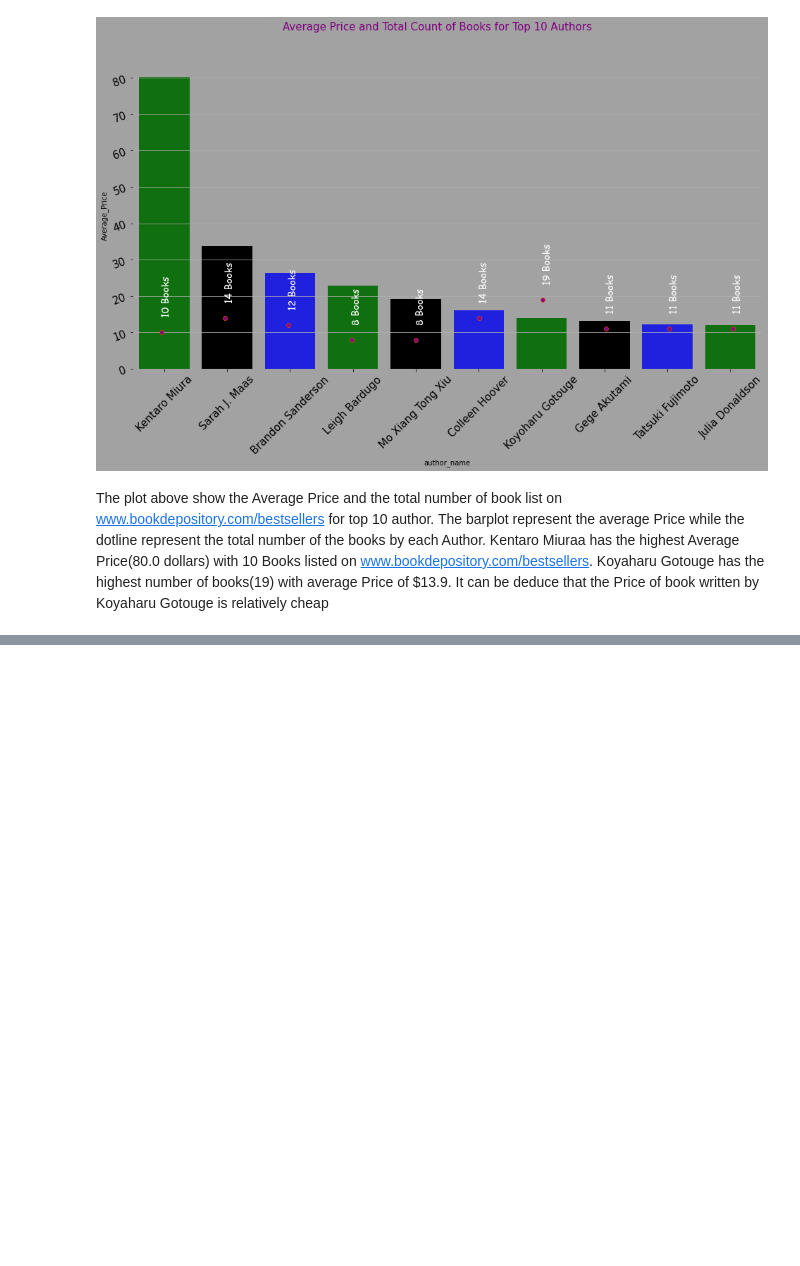
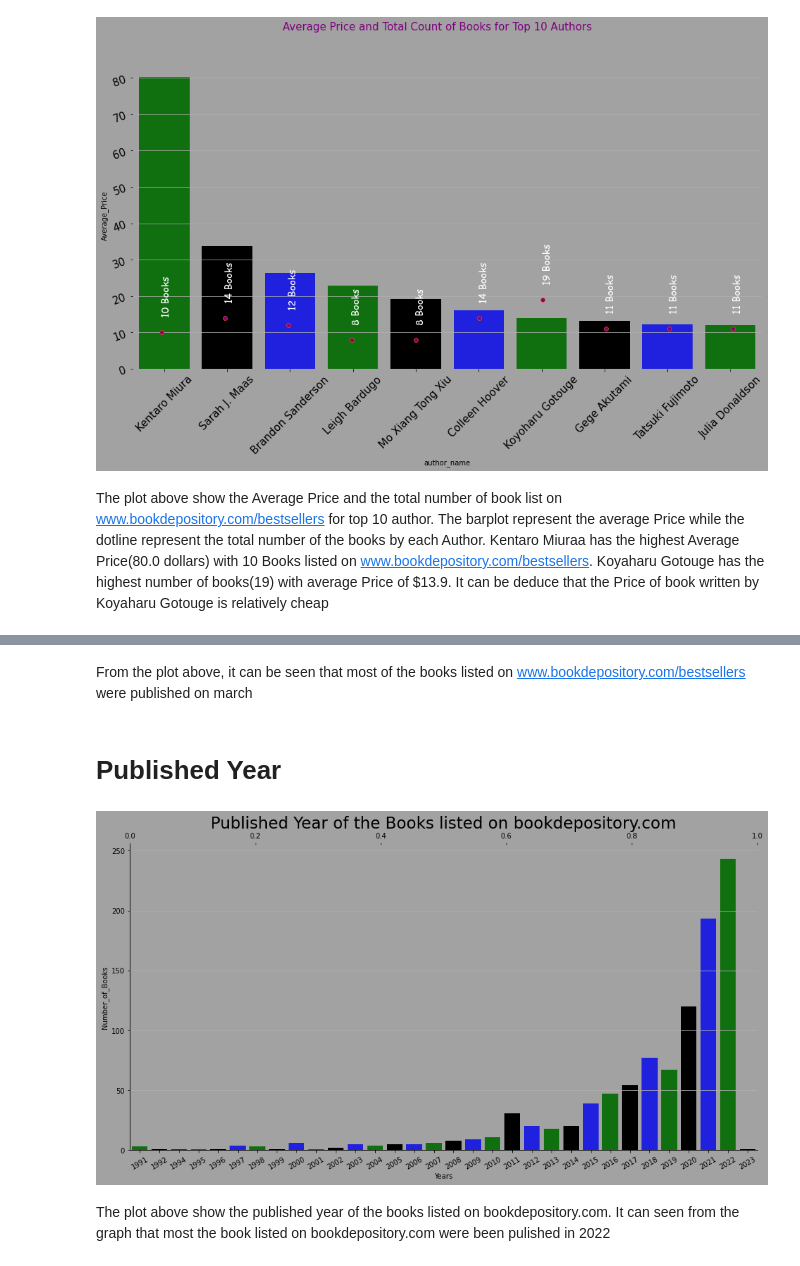
Before and after one commit to kazeemolaitanmusbau/Web-Scrapping-and-EDA, a Jupyter notebook: bestselling Book Scrapping and EDA.ipynb, the cells around one changed output, grey strips where cells are left out. Saved outputs shown, nothing was run; the diff lists cells and outputs as text; code cells hidden in the pictures; blank space fills up the shorter version.

```diff
--- a/bestselling Book Scrapping and EDA.ipynb
+++ b/bestselling Book Scrapping and EDA.ipynb
@@ -423,2 +369,25 @@ author_eda.groupby("format")
+# %% [markdown]
+From the plot above, it can be seen that most of the books listed on  www.bookdepository.com/bestsellers were published on march
+# %% [markdown]
+# Published Year
+# %%
+fig, ax = plt.subplots(figsize=(16,8), facecolor=("#A2A2A2"))
+ax.grid(True)
+ax.set_facecolor("#A2A2A2")
+ax.grid(True)
+
+year_eda=bestseller_books_df.groupby("Years").agg({"published_date": "count" , "Price":"mean"}).rename(
+columns={"Price":"average_Price", "published_date": "Number_of_Books"}).sort_values(by="Number_of_Books", ascending=False)
+
+sns.barplot(x= year_eda.index, y=year_eda.Number_of_Books, ax=ax, palette=["green", "black", "blue"])
+ax2=ax.twiny()
+ax.tick_params(axis="x", labelrotation=30)
+#sns.lineplot(y= year_eda.average_Price, x=year_eda.index, ax=ax2)
+ax.set_title("Published Year of the Books listed on bookdepository.com", fontsize=23)
+sns.despine()
+# %% [output]
+[figure, added]
+# %% [markdown]
+The plot above show the published year of the books listed on bookdepository.com. It can seen from the graph that most the book listed on bookdepository.com were been pulished in 2022
 # %%
 # %% [output]
```
Also changed, not shown: parts of 16 cells of this notebook.
